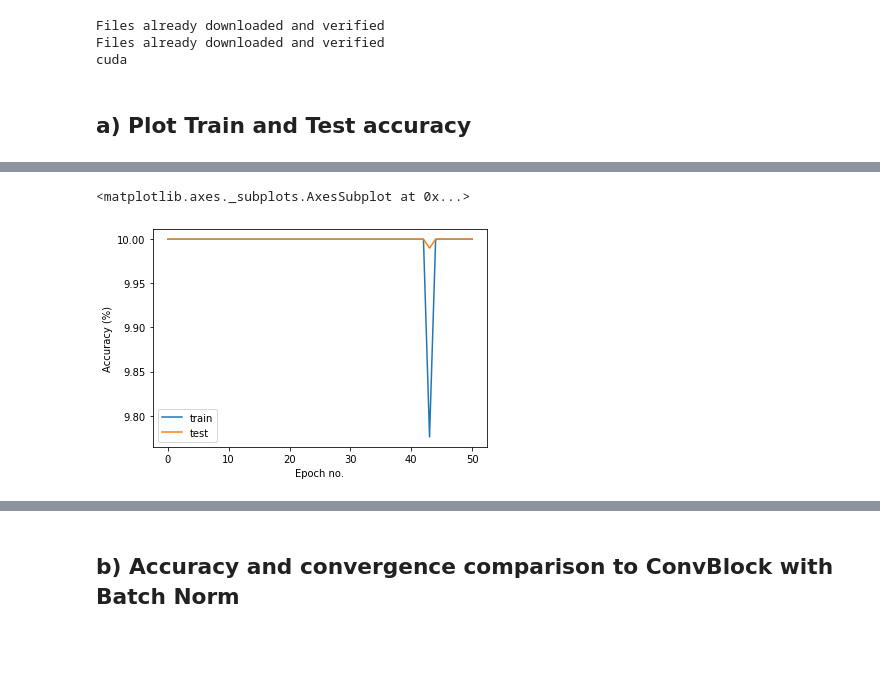
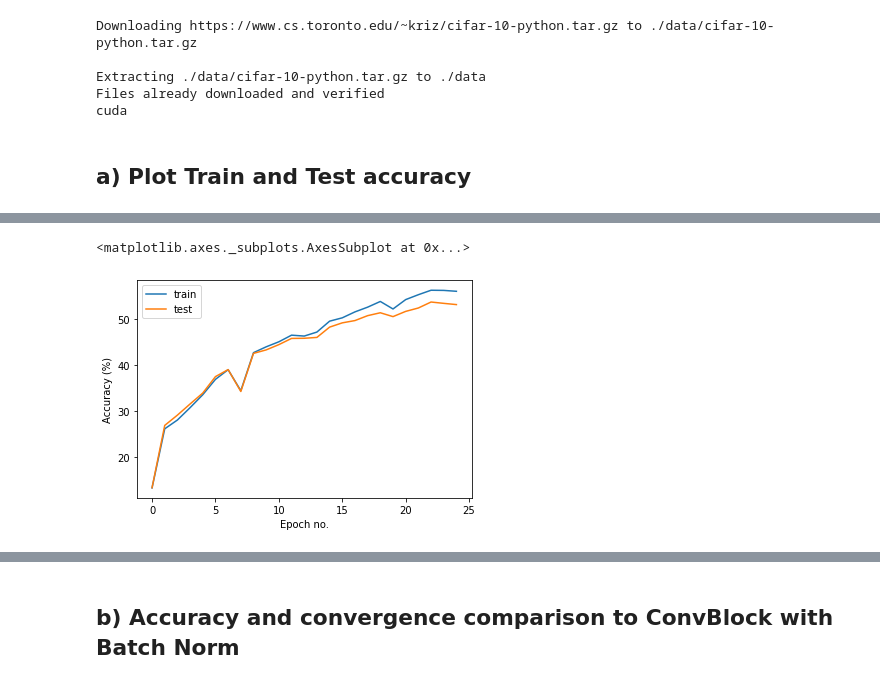
Before and after one commit to ezhang7423/ece180, a Jupyter notebook: hw7/main.ipynb, the cells around one changed output, grey strips where cells are left out. Drawn from its saved outputs; the diff is of its cells as text; code cells hidden in the pictures; blank space fills up the shorter version.

```diff
--- a/hw7/main.ipynb
+++ b/hw7/main.ipynb
@@ -10,7 +10,7 @@ torch.manual_seed(4)
 np.random.seed(4)
 # %%
 BATCH_SIZE = 128
-NUM_ITERS = int(2e4)
+NUM_ITERS = int(1e4)
 CRITERION = nn.CrossEntropyLoss()
 # %%
 
@@ -42,7 +42,9 @@ classes = ('plane', 'car', 'bird', 'cat',
 
 print(DEVICE)
 # %% [output]
-Files already downloaded and verified
+Downloading https://www.cs.toronto.edu/~kriz/cifar-10-python.tar.gz to ./data/cifar-10-python.tar.gz
+
+Extracting ./data/cifar-10-python.tar.gz to ./data
 Files already downloaded and verified
 cuda
 # %%
@@ -74,6 +76,8 @@ class ResidualBlock(nn.Module):
 
     def forward(self, x):
 
+        residual = x
+
         out = self.conv1(x)
 
         if self.batch_norm:
@@ -81,12 +85,14 @@ class ResidualBlock(nn.Module):
 
         out = self.relu1(out)
 
-        out = self.conv2(x)
+        out = self.conv2(out)
 
         if self.batch_norm:
             out = self.bn2(out)
 
-        out = self.relu2(out + x)
+        out += residual
+
+        out = self.relu2(out)
 
         return out
 
@@ -192,7 +198,7 @@ def train(model):
 ## a) Plot Train and Test accuracy
 # %%
 
-no_batch_norm = CNNModel().to(DEVICE)
-nbn_history = train(no_batch_norm)
-nbn_history.plot(y=['train', 'test'], use_index=True, xlabel='Epoch no.', ylabel='Accuracy (%)')
+resdiual_network = CNNModel().to(DEVICE)
+resdiual_network_history = train(resdiual_network)
+resdiual_network_history.plot(y=['train', 'test'], use_index=True, xlabel='Epoch no.', ylabel='Accuracy (%)')
 # %% [output]
@@ -216,2 +222,2 @@ Epoch: 50 Loss: 2.302631378173828. Train Accuracy: 10.0, Test Accuracy: 10.0
 <matplotlib.axes._subplots.AxesSubplot at 0x...>
-[figure, old version]
+[figure, new version]
```
Also changed, not shown: parts of 4 cells of this notebook, 3 other files.
